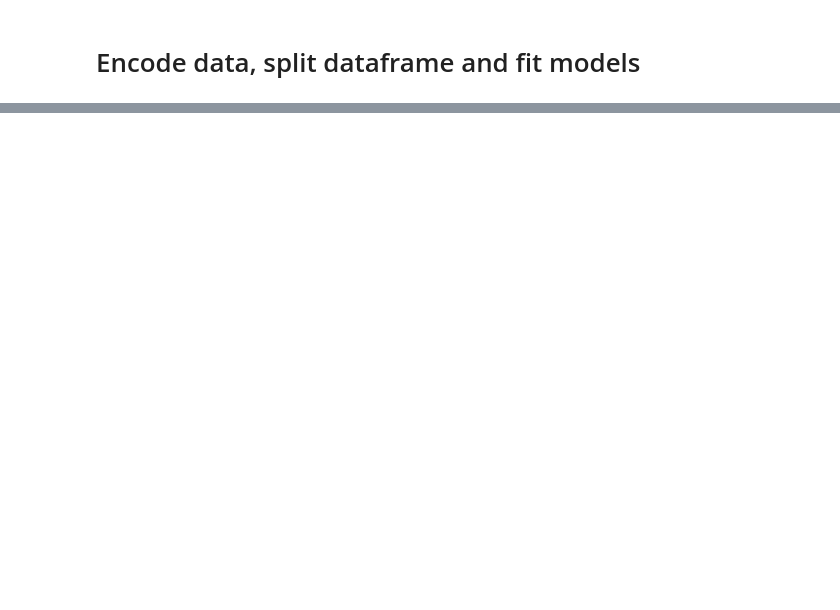
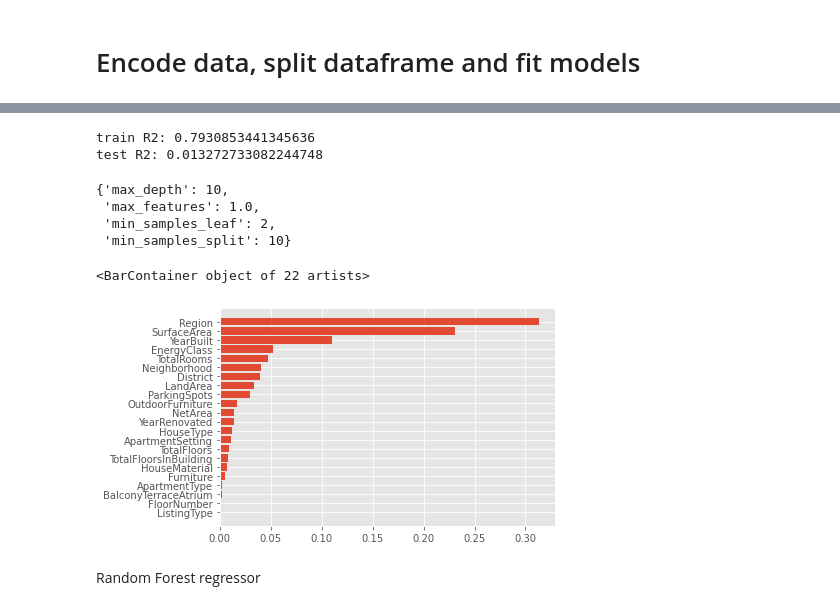
Before and after one commit to jbrlek/Thesis_Real_estate_ML, a Jupyter notebook: analysis_and_modelling.ipynb, the cells around one changed output, grey strips where cells are left out. Cells and saved outputs as stored; diff of their text form; code cells hidden in the pictures; blank space fills up the shorter version.

```diff
--- a/analysis_and_modelling.ipynb
+++ b/analysis_and_modelling.ipynb
@@ -411,0 +421,19 @@ import shap
+# %%
+# Create the parameter grid based on the results of random for decision tree
+param_grid = {
+    'max_depth': [int(x) for x in np.linspace(10, 110, num = 11)],
+    'min_samples_split': [2, 5, 10],
+    'min_samples_leaf': [1, 2, 4],
+    'max_features': [ 1.0,'sqrt', 'log2']
+}
+
+# Create a base model
+dt = DecisionTreeRegressor(random_state = 1)
+
+# Instantiate the grid search model
+grid_search_dt = GridSearchCV(estimator = dt, param_grid = param_grid,
+                          cv = 3, n_jobs = -1, verbose = 2, return_train_score=True)
+# %%
+# Fit the grid search to the data
+
+grid_search_dt.fit(X_train,y_train)
@@ -411,0 +449,29 @@ import shap
+# %%
+dt_best = grid_search_dt.best_estimator_.fit(X_train, y_train)
+y_pred_dt_best = dt_best.predict(X_train)
+
+y_train_pred_dt_best = dt_best.predict(X_train)
+print('train R2: ' + str(r2(y_train, y_train_pred_dt_best)))
+
+
+y_test_pred_dt_best = dt_best.predict(X_test)
+print('test R2: ' + str(r2(y_test, y_test_pred_dt_best)))
+# %% [output]
+train R2: 0.7930853441345636
+test R2: 0.013272733082244748
+# %%
+dt_best = grid_search_dt.best_params_
+dt_best
+# %% [output]
+{'max_depth': 10,
+ 'max_features': 1.0,
+ 'min_samples_leaf': 2,
+ 'min_samples_split': 10}
+# %%
+sorted_idx = dt_best.feature_importances_.argsort()
+plt.barh(list(X_test.columns[sorted_idx]), dt_best.feature_importances_[sorted_idx])
+# %% [output]
+<BarContainer object of 22 artists>
+[figure, added]
+# %% [markdown]
+Random Forest regressor
```
Also changed, not shown: parts of 70 cells of this notebook, 4 other files.
